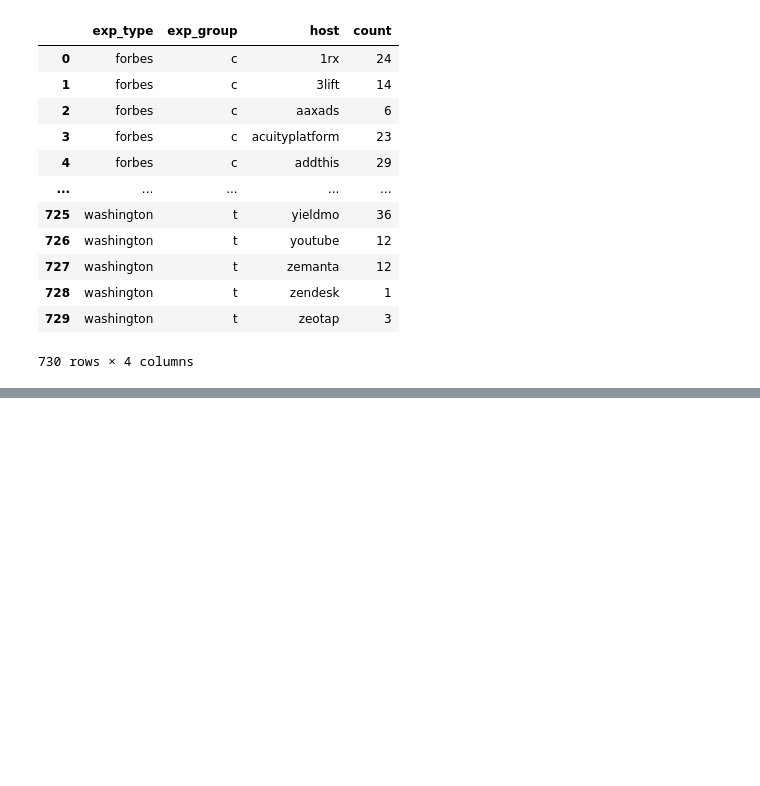
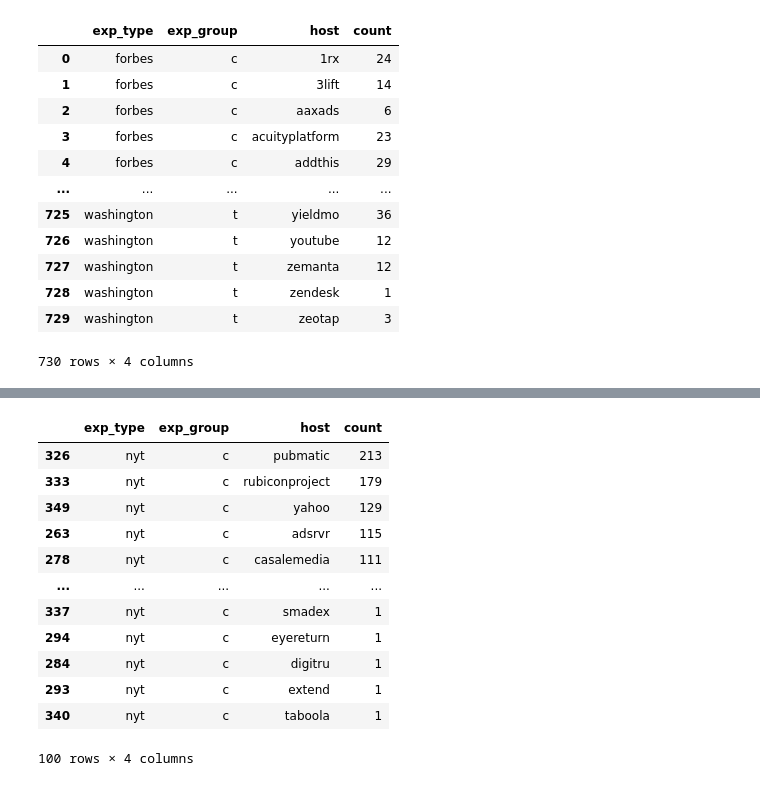
Before and after one commit to Sprinkle612/Cornell-Tech-Spec-Privacy-Fall2020, a Jupyter notebook: distinct_cookies-explore.ipynb, the cells around one changed output, grey strips where cells are left out. Cells and saved outputs as stored; diff of their text form; code cells hidden in the pictures; blank space fills up the shorter version.

```diff
--- a/distinct_cookies-explore.ipynb
+++ b/distinct_cookies-explore.ipynb
@@ -38,3 +55,17 @@ cookies_count
 # %%
-# temp = cookies_count[(cookies_count.exp_group == "c") & (cookies_count.exp_type == "nyt")]
-# temp = temp.sort_values('count',ascending = False).head(10)
+a = cookies_tp_groupby[(cookies_tp_groupby.exp_group == "c") & (cookies_tp_groupby.exp_type == "nyt") ].sort_values('count',ascending = False)
+a
+# %% [output]
+|  | exp_type | exp_group | host | count |
+| 326 | nyt | c | pubmatic | 213 |
+| 333 | nyt | c | rubiconproject | 179 |
+| 349 | nyt | c | yahoo | 129 |
+| 263 | nyt | c | adsrvr | 115 |
+| 278 | nyt | c | casalemedia | 111 |
+| ... | ... | ... | ... | ... |
+| 337 | nyt | c | smadex | 1 |
+| 294 | nyt | c | eyereturn | 1 |
+| 284 | nyt | c | digitru | 1 |
+| 293 | nyt | c | extend | 1 |
+| 340 | nyt | c | taboola | 1 |
+100 rows × 4 columns
```
Also changed, not shown: parts of 24 cells of this notebook, 3 other files.
